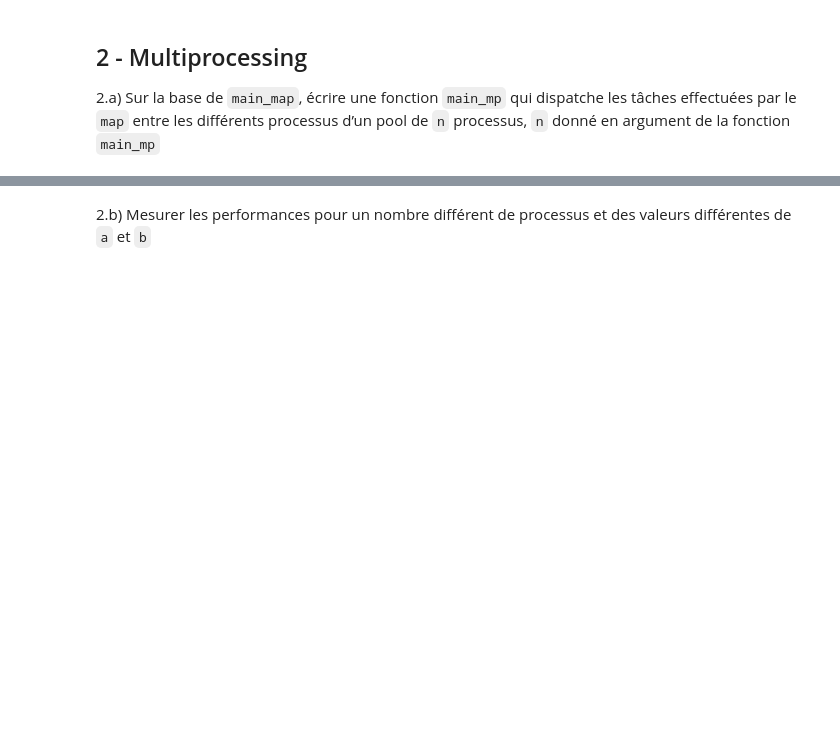
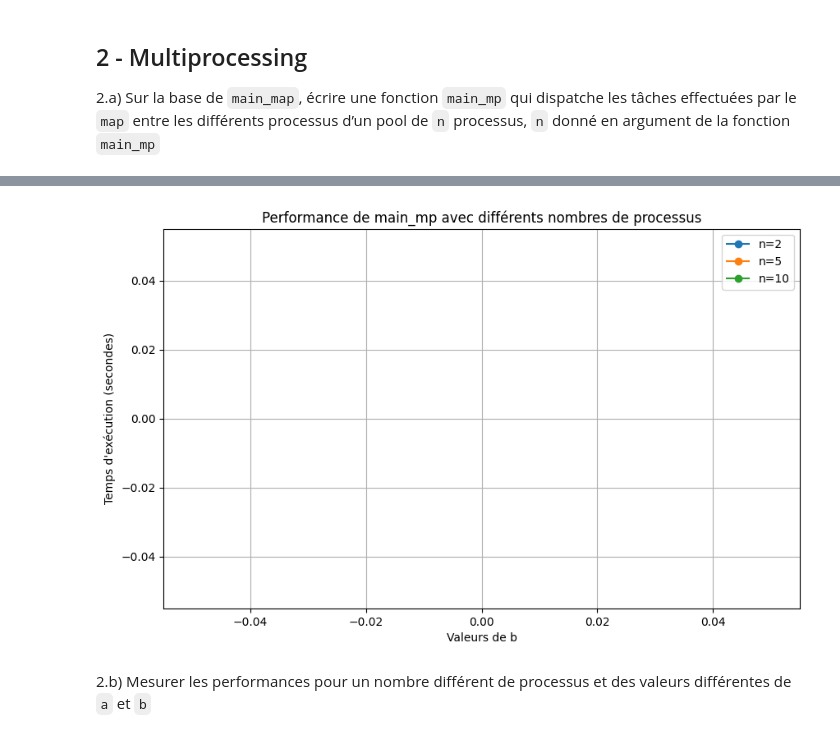
Before and after one commit to RodrigoFernandes-DA/TPs_Univ, a Jupyter notebook: Architectures et Technologies en Sciences des Données/M1SD-TP02-Multitasking-Ex02-factor.ipynb, the cells around one changed output, grey strips where cells are left out. Drawn from its saved outputs; the diff is of its cells as text; code cells hidden in the pictures; blank space fills up the shorter version.

```diff
--- a/Architectures et Technologies en Sciences des Données/M1SD-TP02-Multitasking-Ex02-factor.ipynb
+++ b/Architectures et Technologies en Sciences des Données/M1SD-TP02-Multitasking-Ex02-factor.ipynb
@@ -93,4 +105,87 @@ For 500 numbers, compute in 0.006916522979736328 seconds
 
 2.a) Sur la base de `main_map`, écrire une fonction `main_mp` qui dispatche les tâches effectuées par le `map` entre les différents processus d’un pool de `n` processus, `n` donné en argument de la fonction `main_mp`
 # %%
-#TODO
+def sum_factors(n):
+    """
+    Fonction auxiliaire pour calculer la somme des facteurs propres d'un nombre n.
+    """
+    return sum(factor_01(n))
+
+def main_mp(a, b, n):
+    """
+    Construire la liste des sommes des facteurs propres pour tous les entiers de a à b en distribuant les tâches sur n processus.
+    """
+    p_exe = ProcessPoolExecutor(max_workers=n)
+    return list(p_exe.map(sum_factors, range(a, b + 1)))
+
+# def main_mp(a, b, n):
+#     """
+#     Construire la liste des sommes des facteurs propres pour tous les entiers de a à b en distribuant les tâches sur n processus.
+#     """
+#     with ProcessPoolExecutor(max_workers=n) as executor:
+#         return list(executor.map(lambda n: sum(factor_01(n)), range(a, b + 1)))
+# %%
+import time
+import concurrent.futures
+import matplotlib.pyplot as plt
+
+def factor_01(n):
+    """
+    Retourner la liste des facteurs propres d'un entier n.
+    """
+    return [i for i in range(1, n) if n % i == 0]
+
+def sum_factors(n):
+    """
+    Fonction auxiliaire pour calculer la somme des facteurs propres d'un nombre n.
+    """
+    return sum(factor_01(n))
+
+def main(a, b):
+    """
+    Construire la liste des sommes des facteurs propres pour tous les entiers de a à b.
+    """
+    return [sum_factors(n) for n in range(a, b + 1)]
+
+def main_map(a, b):
+    """
+    Construire la liste des sommes des facteurs propres pour tous les entiers de a à b en utilisant map.
+    """
+    return list(map(sum_factors, range(a, b + 1)))
+
+def main_mp(a, b, n):
+    """
+    Construire la liste des sommes des facteurs propres pour tous les entiers de a à b en distribuant les tâches sur n processus.
+    """
+    with concurrent.futures.ProcessPoolExecutor(max_workers=n) as executor:
+        return list(executor.map(sum_factors, range(a, b + 1)))
+
+# Mesure des performances pour différents nombres de processus
+if __name__ == "__main__":
+    b_values = [100, 200, 500, 1000, 2000, 2500, 5000, 7500, 10000]
+    n_values = [2, 5, 10]  # Différents nombres de processus
+
+    plt.figure(figsize=(10, 6))
+
+    for n in n_values:
+        times = []
+        for b in b_values:
+            tic = time.time()
+            try:
+                mains = main_mp(1, b, n)
+                toc = time.time()
+                elapsed_time = toc - tic
+                times.append(elapsed_time)
+                print(f'For {len(mains)} numbers with {n} processes, compute in {elapsed_time:.6f} seconds')
+            except Exception as e:
+                print(f'Error with {n} processes and b={b}: {e}')
+                times.append(None)
+        plt.plot(b_values, times, marker='o', label=f'n={n}')
+
+    plt.xlabel('Valeurs de b')
+    plt.ylabel("Temps d'exécution (secondes)")
+    plt.title("Performance de main_mp avec différents nombres de processus")
+    plt.legend()
+    plt.grid(True)
+    plt.show()
+# %% [output]
@@ -97,3 +278,4 @@ For 500 numbers, compute in 0.006916522979736328 seconds
+[figure, added]
 # %% [markdown]
 2.b) Mesurer les performances pour un nombre différent de processus et des valeurs différentes de `a` et `b`
 # %%
```
Also changed, not shown: parts of 5 cells of this notebook, 1 other file.
